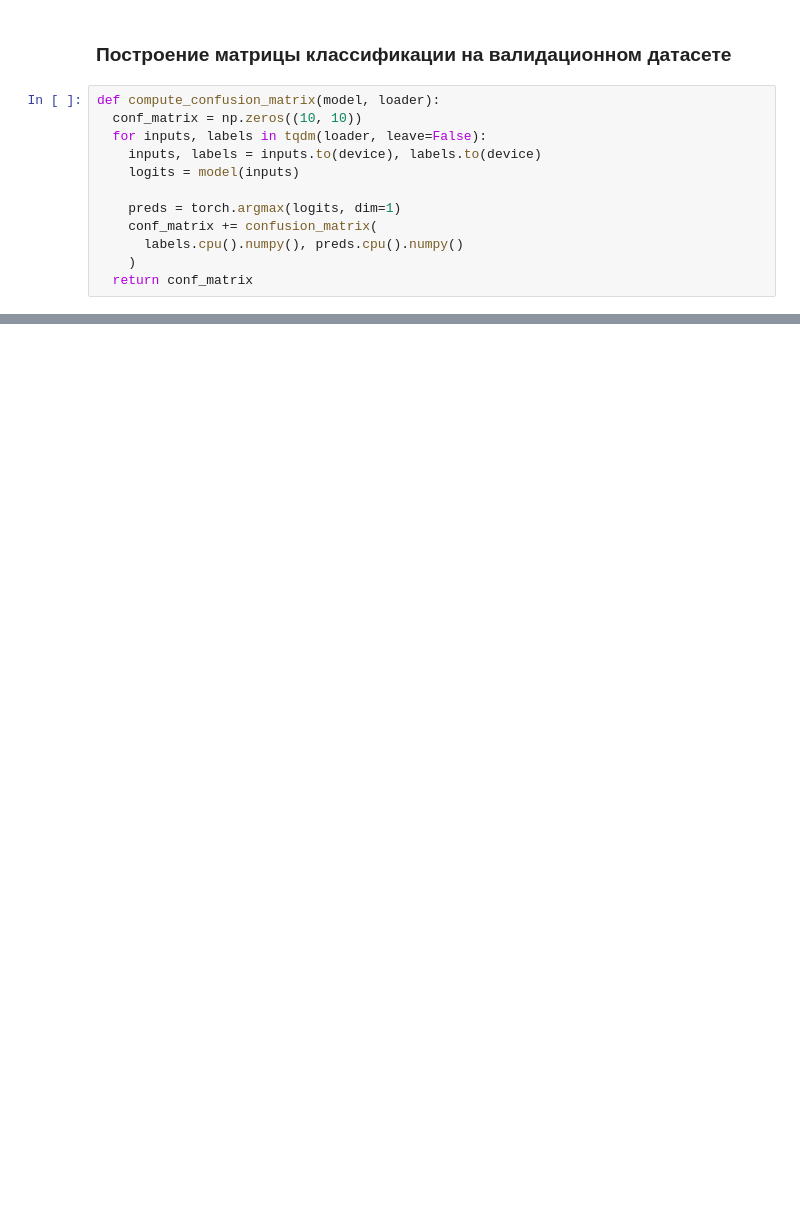
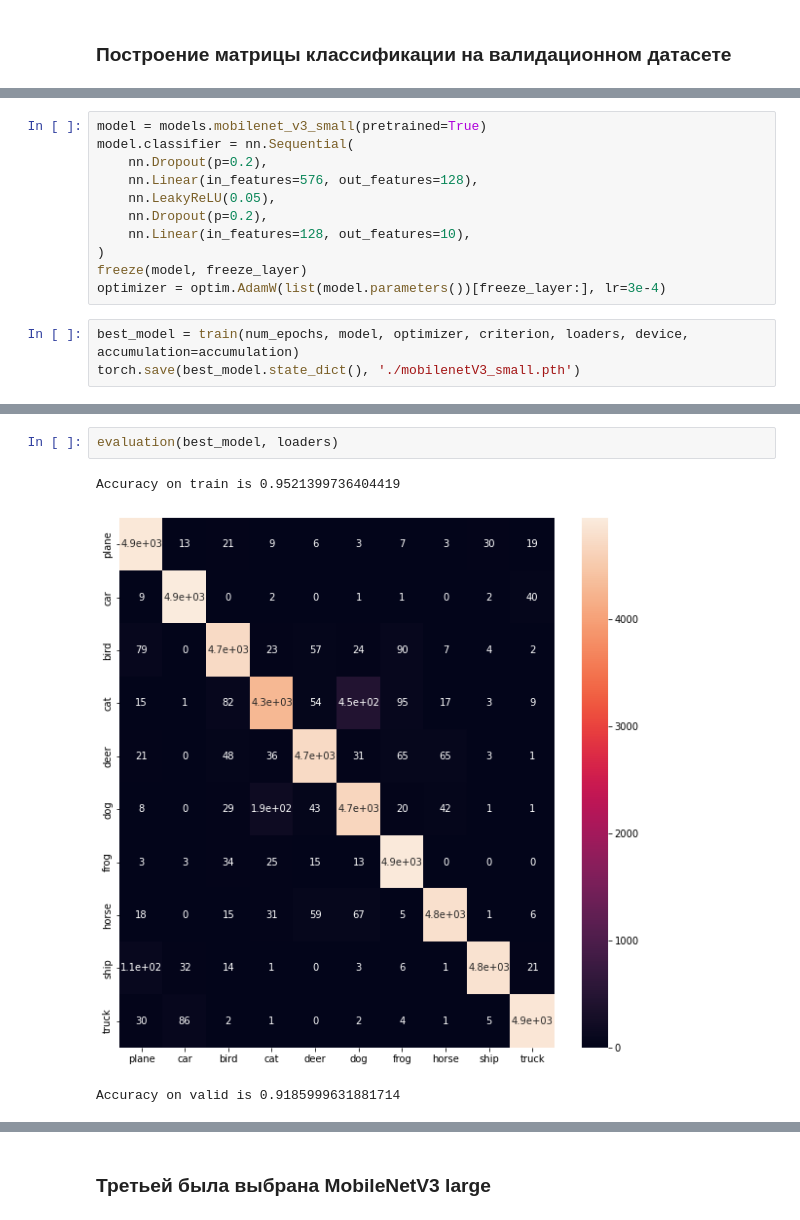
Before and after one commit to Pupy101/CIFAR-10-vs-MobileNet-V2, a Jupyter notebook: MobileNet_vs_CIFAR10.ipynb, the cells around one changed output, grey strips where cells are left out. Saved outputs shown, nothing was run; the diff lists cells and outputs as text; blank space fills up the shorter version.

```diff
--- a/MobileNet_vs_CIFAR10.ipynb
+++ b/MobileNet_vs_CIFAR10.ipynb
@@ -192,14 +227,2 @@ best_model = train(num_epochs, model, optimizer, criterion, loaders, device, acc
 # %% [markdown]
 ### Построение матрицы классификации на валидационном датасете
-# %%
-def compute_confusion_matrix(model, loader):
-  conf_matrix = np.zeros((10, 10))
-  for inputs, labels in tqdm(loader, leave=False):
-    inputs, labels = inputs.to(device), labels.to(device)
-    logits = model(inputs)
-
-    preds = torch.argmax(logits, dim=1)
-    conf_matrix += confusion_matrix(
-      labels.cpu().numpy(), preds.cpu().numpy()
-    )
-  return conf_matrix
@@ -216,0 +273,14 @@ sns.heatmap(conf_m, annot=True)
+# %%
+model = models.mobilenet_v3_small(pretrained=True)
+model.classifier = nn.Sequential(
+    nn.Dropout(p=0.2),
+    nn.Linear(in_features=576, out_features=128),
+    nn.LeakyReLU(0.05),
+    nn.Dropout(p=0.2),
+    nn.Linear(in_features=128, out_features=10),
+)
+freeze(model, freeze_layer)
+optimizer = optim.AdamW(list(model.parameters())[freeze_layer:], lr=3e-4)
+# %%
+best_model = train(num_epochs, model, optimizer, criterion, loaders, device, accumulation=accumulation)
+torch.save(best_model.state_dict(), './mobilenetV3_small.pth')
@@ -216,0 +299,6 @@ sns.heatmap(conf_m, annot=True)
+# %%
+evaluation(best_model, loaders)
+# %% [output]
+Accuracy on train is 0.9521399736404419
+[figure, added]
+Accuracy on valid is 0.9185999631881714
@@ -216,0 +306,2 @@ sns.heatmap(conf_m, annot=True)
+# %% [markdown]
+### Третьей была выбрана MobileNetV3 **large**
```
Also changed, not shown: parts of 23 cells of this notebook, 1 other file.
